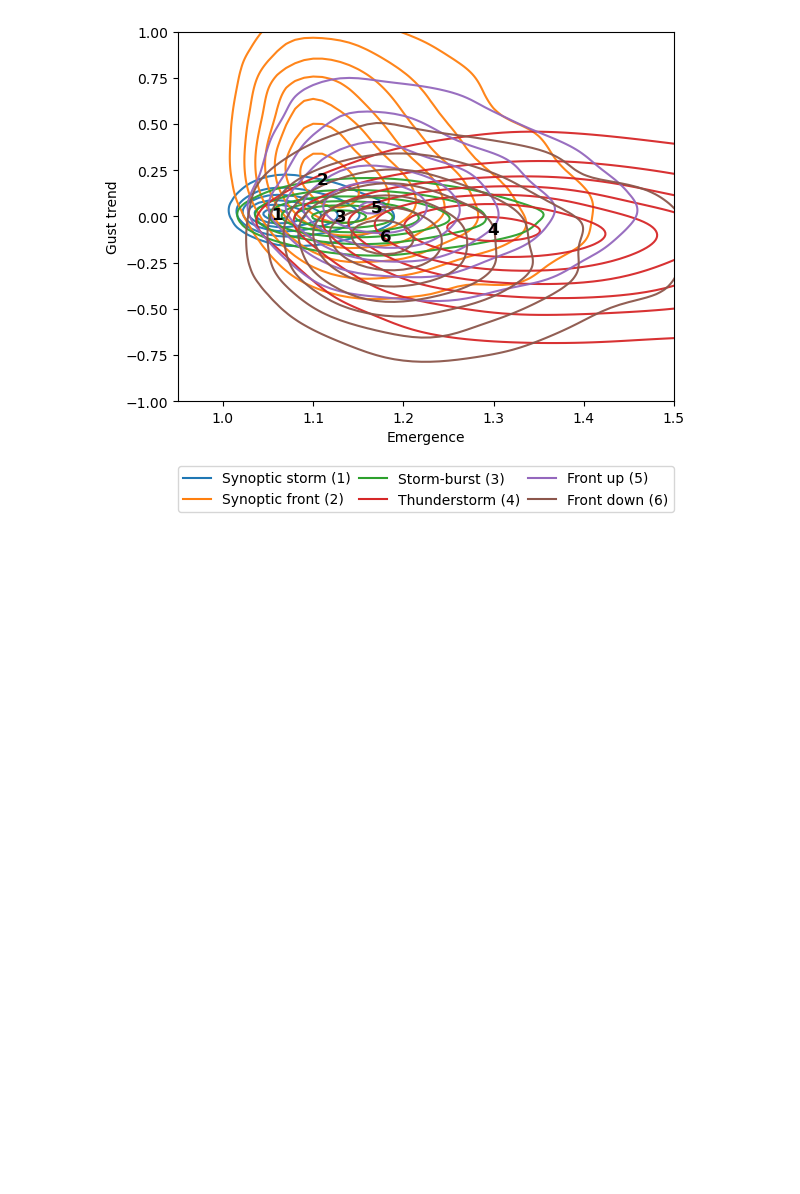
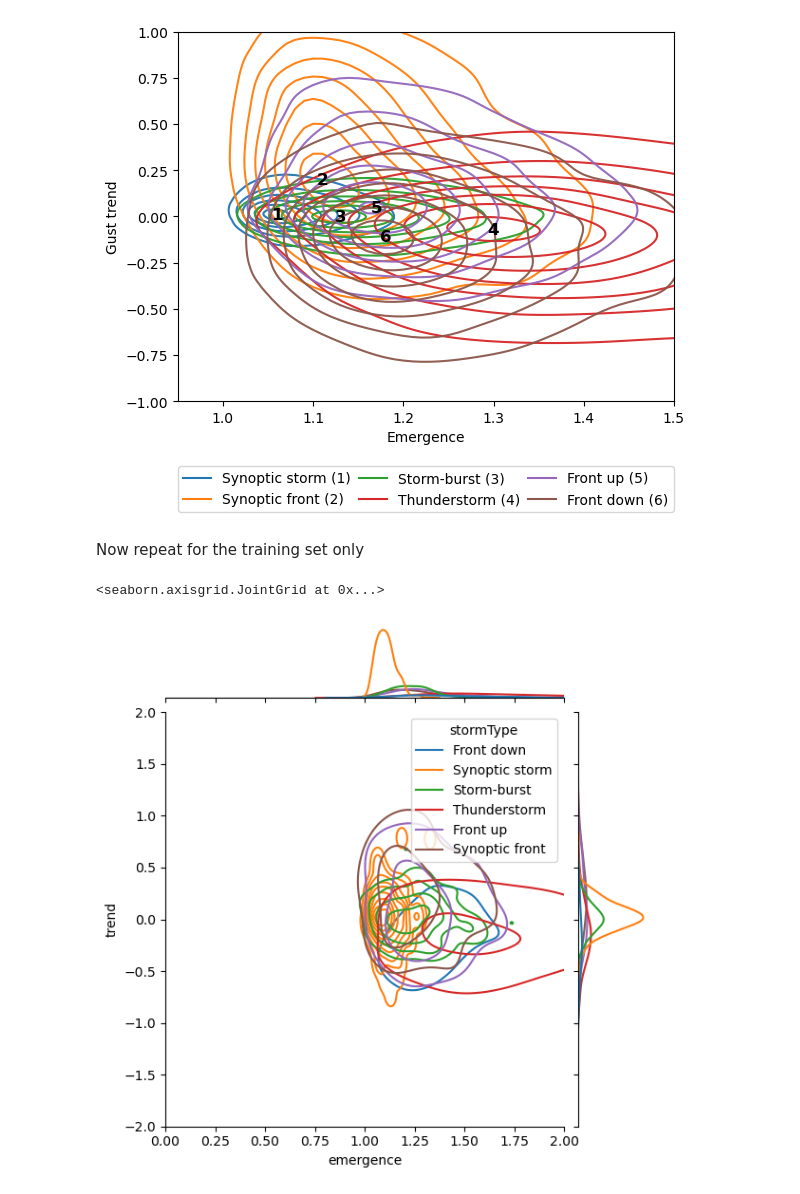
Before and after one commit to GeoscienceAustralia/nhi-tsed, a Jupyter notebook: code/KDE cluster maps for storm types.ipynb, the cells around one changed output. Saved outputs shown, nothing was run; the diff lists cells and outputs as text; code cells hidden in the pictures; blank space fills up the shorter version.

Commit message:
Add KDE plot for training events as well as all events

```diff
--- a/code/KDE cluster maps for storm types.ipynb
+++ b/code/KDE cluster maps for storm types.ipynb
@@ -27,6 +27,11 @@ allStormData = pd.read_csv(os.path.join(ALLEVENTPATH, "storm_classification_wxco
 allStormData['datetimeUTC'] = pd.to_datetime(allStormData.datetimeUTC, format="%Y-%m-%d %H:%M:%S")
 allStormData['date'] = allStormData.datetimeUTC.dt.date
 allStormData['date'] = pd.to_datetime(allStormData['date'])
+
+trainStormData = pd.read_csv(os.path.join(BASEDIR, "training", "visual_storm_types_datetime.csv"))
+trainStormData['datetime'] = pd.to_datetime(trainStormData.datetime, format="%Y-%m-%d %H:%M:%S")
+trainStormData['date'] = trainStormData.datetime.dt.date
+trainStormData['date'] = pd.to_datetime(trainStormData['date'])
 # %%
 def loadGustRatioData(stnNum):
     fname = os.path.join(GUSTEVENTPATH, f"{stnNum:06d}.pkl")
@@ -139,2 +144,17 @@ plt.savefig(os.path.join(ALLEVENTPATH, "emergence_trnd_kde.jpg"), dpi=600, bbox_
 # %% [output]
 [figure]
+# %% [markdown]
+Now repeat for the training set only
+# %%
+trainStormData.set_index(['stnNum', 'date'], inplace=True)
+allStormData.set_index(['stnNum', 'date'], inplace=True)
+# %%
+trainEvents = allStormData.loc[allStormData.index.isin(trainStormData.index)]
+compTraindf = pd.merge(trainEvents, allgrdf, left_index=True, right_index=True)
+compTraindf['trend'] = (compTraindf['v2'] - compTraindf['v1'] ) / ((compTraindf['v1'] + compTraindf['v2']) / 2)
+# %%
+# Basic view - no fiddling with the color scheme or levels in the KDE plotting:
+sns.jointplot(compTraindf, x='emergence', y='trend', hue='stormType', kind='kde', xlim=(0, 2), ylim=(-2, 2))
+# %% [output]
+<seaborn.axisgrid.JointGrid at 0x...>
+[figure, added]
```
Also changed, not shown: parts of 3 cells of this notebook.
